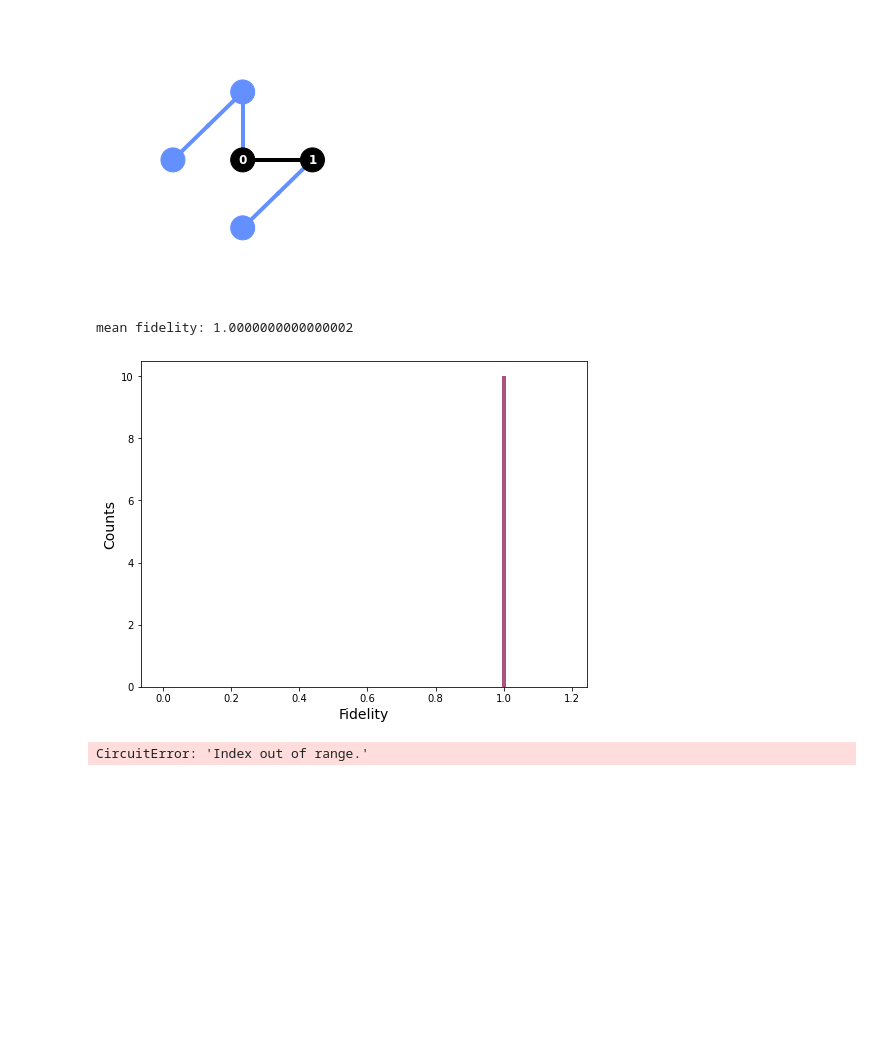
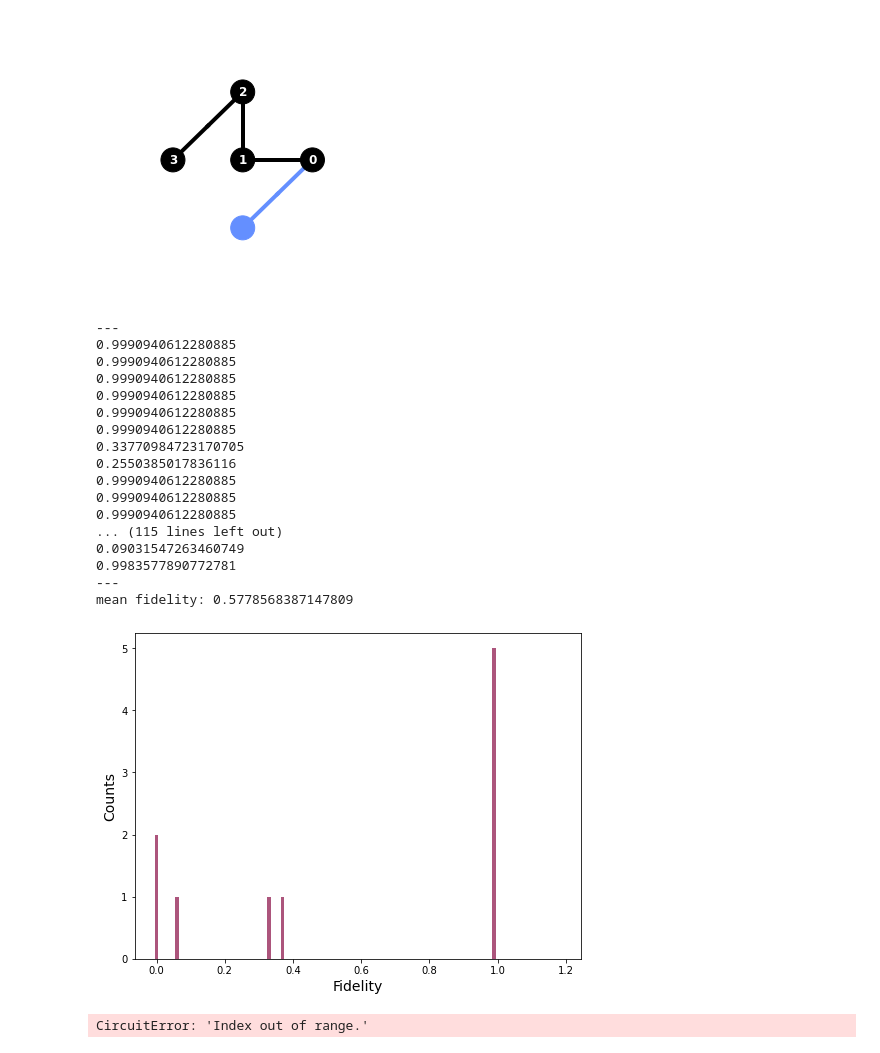
Before and after one commit to beratyenilen/qc-ga, a Jupyter notebook: qiskit_transpiler/transpiled_initialization_circuits.ipynb, the cells around one changed output. Saved outputs shown, nothing was run; the diff lists cells and outputs as text; code cells hidden in the pictures; blank space fills up the shorter version.

Commit message:
Noise models

```diff
--- a/qiskit_transpiler/transpiled_initialization_circuits.ipynb
+++ b/qiskit_transpiler/transpiled_initialization_circuits.ipynb
@@ -24,7 +24,7 @@ from qiskit.transpiler.passes import BasicSwap, LayoutTransformation, RemoveFina
 backend = BasicAer.get_backend('unitary_simulator')
 # %%
 fake_machine = FakeAthens()
-n = 2
+n = 4
 #print(fake_machine.properties().to_dict()['gates'])
 
 # A coupling map of fake Athens
@@ -90,7 +94,7 @@ best_init_circ.draw('mpl')
 # %%
 plot_circuit_layout(best_init_circ,fake_machine)
 # %% [output]
-[figure, old version]
+[figure, new version]
 # %%
 #machine_simulator = Aer.get_backend('qasm_simulator')
 
@@ -131,7 +135,8 @@ for i in range(n_iter):
             if op.name == 'measure':
                 perm[qubits[0].index] = clbits[0].index
     circs[i].remove_final_measurements()
-    circs[i].save_density_matrix()
+    circs[i].snapshot_density_matrix('final')
+    #circs[i].save_density_matrix()
 
     qubit_pattern = perm
     aug_desired_vector = desired_vector
@@ -163,39 +168,76 @@ for i in range(n_iter):
 #            print(fid)
 
 
+from qiskit.providers.aer.noise import NoiseModel
 
+noise_model = NoiseModel.from_backend(fake_machine)
+coupling_map = fake_machine.configuration().coupling_map
+basis_gates = noise_model.basis_gates
 
 #print(perm_aug_desired_vector)
 
 #print("RESULT")
 #job = execute(best_init_circ,backend,shots=1).result()
 #print(job)
 for i in range(n_shots):
-    result = execute(circs[i],machine_simulator,shots=1).result()
+    result = execute(circs[i], machine_simulator,
+                     coupling_map=coupling_map,
+                     basis_gates=basis_gates,
+                     noise_model=noise_model,
+                     shots=1).result()
 #    job = execute(circs[i],backend)
     #print(result)
 #    noisy_dens_matr = DensityMatrix(result.data()['snapshots']['density_matrix']['final'][0]['value'],n_phys*(2,))
-#    noisy_dens_matr = result.data()['snapshots']['density_matrix']['final'][0]['value']
+    noisy_dens_matr = result.data()['snapshots']['density_matrix']['final'][0]['value']
 #    noisy_dens_matr = DensityMatrix(result.data()['density_matrix'],n_phys*(2,))
-    noisy_dens_matr = result.data()['density_matrix']
+#    noisy_dens_matr = result.data()['density_matrix']
 #    noisy_dens_matr = job.result().get_statevector(circs[i])
 
     #print(noisy_dens_matr)
     fid = state_fidelity(pad_vectors[i],noisy_dens_matr)
+    print("---")
+    print(fid)
+    for _ in range(10):
+        result = execute(circs[i], machine_simulator,
+                     coupling_map=coupling_map,
+                     basis_gates=basis_gates,
+                     noise_model=noise_model,
+                     shots=1).result()
+        noisy_dens_matr = result.data()['snapshots']['density_matrix']['final'][0]['value']
+        fid2 = state_fidelity(pad_vectors[i],noisy_dens_matr)
+        print(fid2)
+    print("---")
+
     fidelities.append(fid)
     #print(fid)
 
 #print(noisy_dens_matr)
 mean_fidelity = sum(fidelities)/len(fidelities)
 print("mean fidelity: " + str(mean_fidelity))
 
 plt.figure(figsize=(8, 6))
 plt.hist(fidelities, bins=list(np.arange(0,1.2,0.01)), align='left', color='#AC557C')
 plt.xlabel('Fidelity', fontsize=14)
 plt.ylabel('Counts', fontsize=14);
 # %% [output]
-mean fidelity: 1.0000000000000002
+---
+0.9990940612280885
+0.9990940612280885
+0.9990940612280885
+0.9990940612280885
+0.9990940612280885
+0.9990940612280885
+0.33770984723170705
+0.2550385017836116
+0.9990940612280885
+0.9990940612280885
+0.9990940612280885
+... (115 lines left out)
+0.09031547263460749
+0.9983577890772781
+---
+mean fidelity: 0.5778568387147809
-[figure, old version]
+[figure, new version]
 # %%
 machine_simulator = QasmSimulator.from_backend(fake_machine)
 
```
Also changed, not shown: parts of 4 cells of this notebook.
